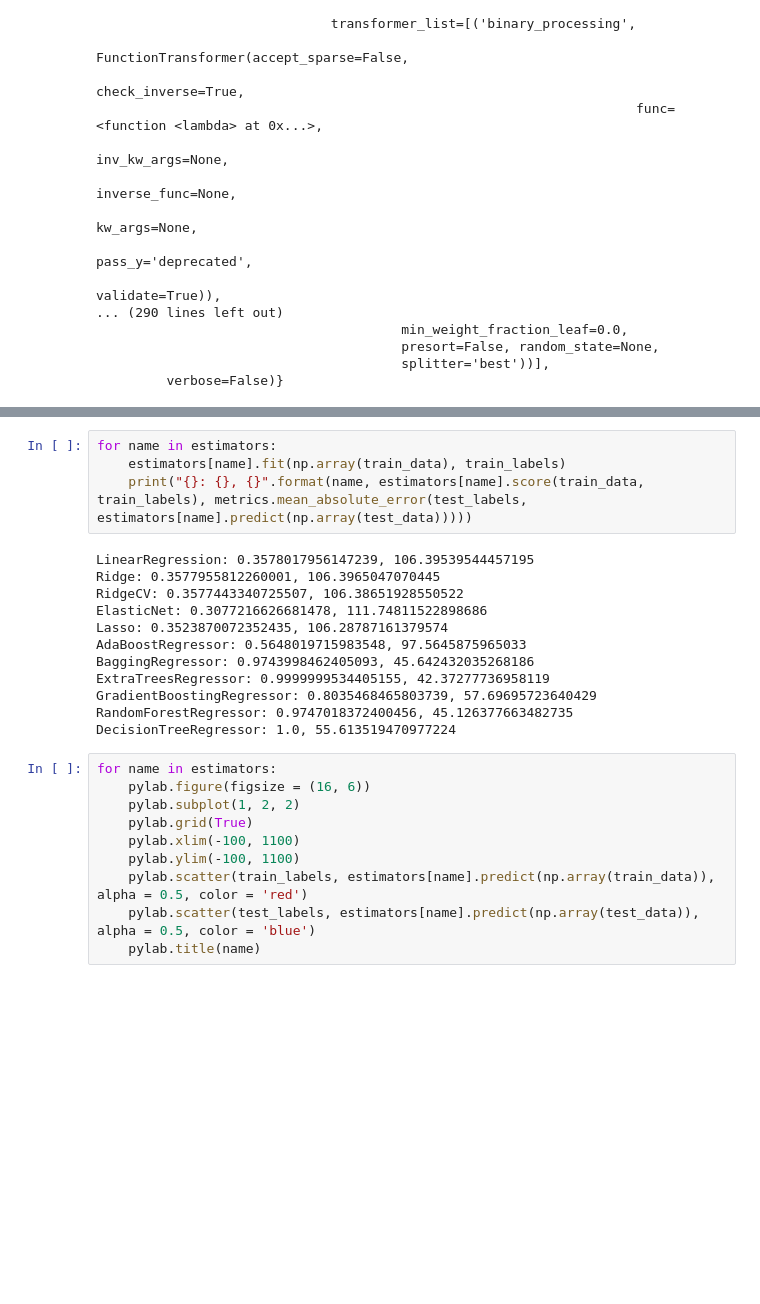
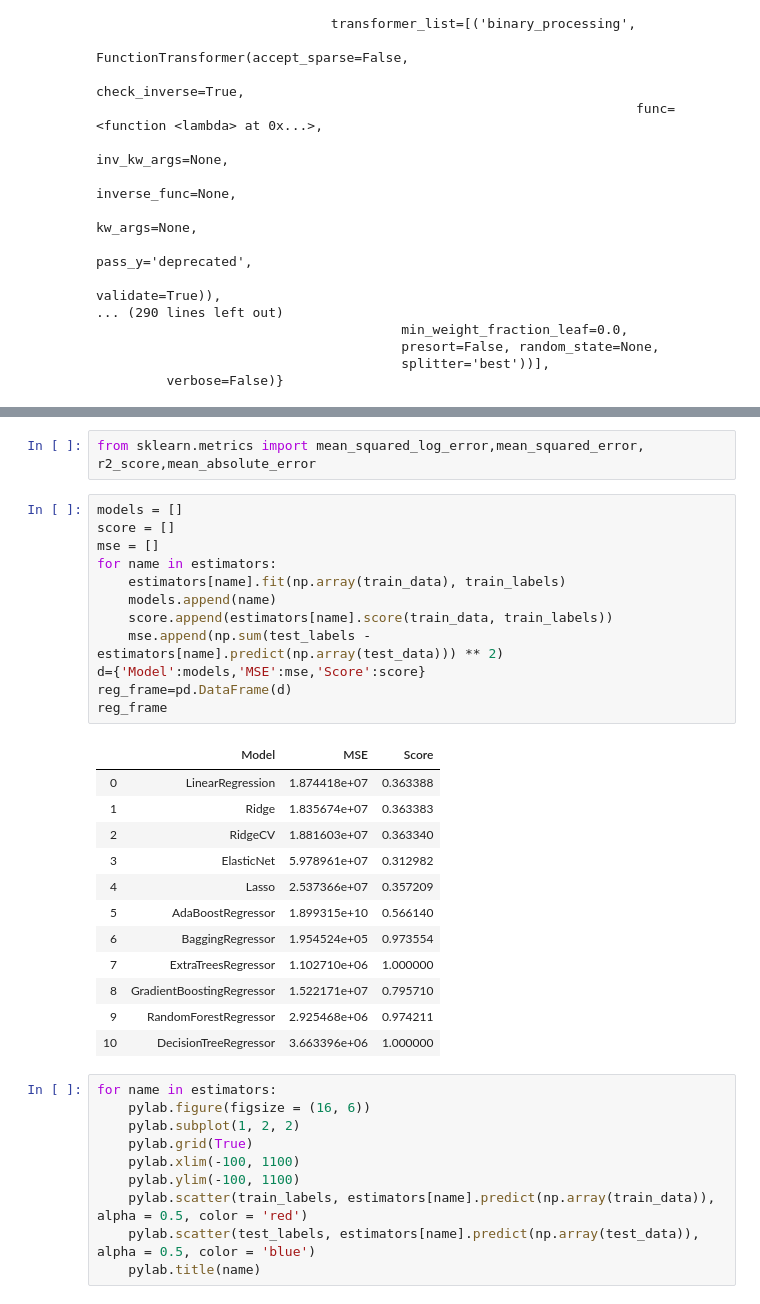
Before and after one commit to EdKsenia/AnalysisSem, a Jupyter notebook: Analis.ipynb, the cells around one changed output, grey strips where cells are left out. Saved outputs shown, nothing was run; the diff lists cells and outputs as text; blank space fills up the shorter version.

```diff
--- a/Analis.ipynb
+++ b/Analis.ipynb
@@ -647,19 +617,30 @@ print(estimators)
+# %%
+from sklearn.metrics import mean_squared_log_error,mean_squared_error, r2_score,mean_absolute_error
 # %%
+models = []
+score = []
+mse = []
 for name in estimators:
     estimators[name].fit(np.array(train_data), train_labels)
-    print("{}: {}, {}".format(name, estimators[name].score(train_data, train_labels), metrics.mean_absolute_error(test_labels, estimators[name].predict(np.array(test_data)))))
+    models.append(name)
+    score.append(estimators[name].score(train_data, train_labels))
+    mse.append(np.sum(test_labels - estimators[name].predict(np.array(test_data))) ** 2)
+d={'Model':models,'MSE':mse,'Score':score}
+reg_frame=pd.DataFrame(d)
+reg_frame
 # %% [output]
-LinearRegression: 0.3578017956147239, 106.39539544457195
-Ridge: 0.3577955812260001, 106.3965047070445
-RidgeCV: 0.3577443340725507, 106.38651928550522
-ElasticNet: 0.3077216626681478, 111.74811522898686
-Lasso: 0.3523870072352435, 106.28787161379574
-AdaBoostRegressor: 0.5648019715983548, 97.5645875965033
-BaggingRegressor: 0.9743998462405093, 45.642432035268186
-ExtraTreesRegressor: 0.9999999534405155, 42.37277736958119
-GradientBoostingRegressor: 0.8035468465803739, 57.69695723640429
-RandomForestRegressor: 0.9747018372400456, 45.126377663482735
-DecisionTreeRegressor: 1.0, 55.613519470977224
+|  | Model | MSE | Score |
+| 0 | LinearRegression | 1.874418e+07 | 0.363388 |
+| 1 | Ridge | 1.835674e+07 | 0.363383 |
+| 2 | RidgeCV | 1.881603e+07 | 0.363340 |
+| 3 | ElasticNet | 5.978961e+07 | 0.312982 |
+| 4 | Lasso | 2.537366e+07 | 0.357209 |
+| 5 | AdaBoostRegressor | 1.899315e+10 | 0.566140 |
+| 6 | BaggingRegressor | 1.954524e+05 | 0.973554 |
+| 7 | ExtraTreesRegressor | 1.102710e+06 | 1.000000 |
+| 8 | GradientBoostingRegressor | 1.522171e+07 | 0.795710 |
+| 9 | RandomForestRegressor | 2.925468e+06 | 0.974211 |
+| 10 | DecisionTreeRegressor | 3.663396e+06 | 1.000000 |
 # %%
 for name in estimators:
     pylab.figure(figsize = (16, 6))
```
Also changed, not shown: parts of 74 cells of this notebook.
